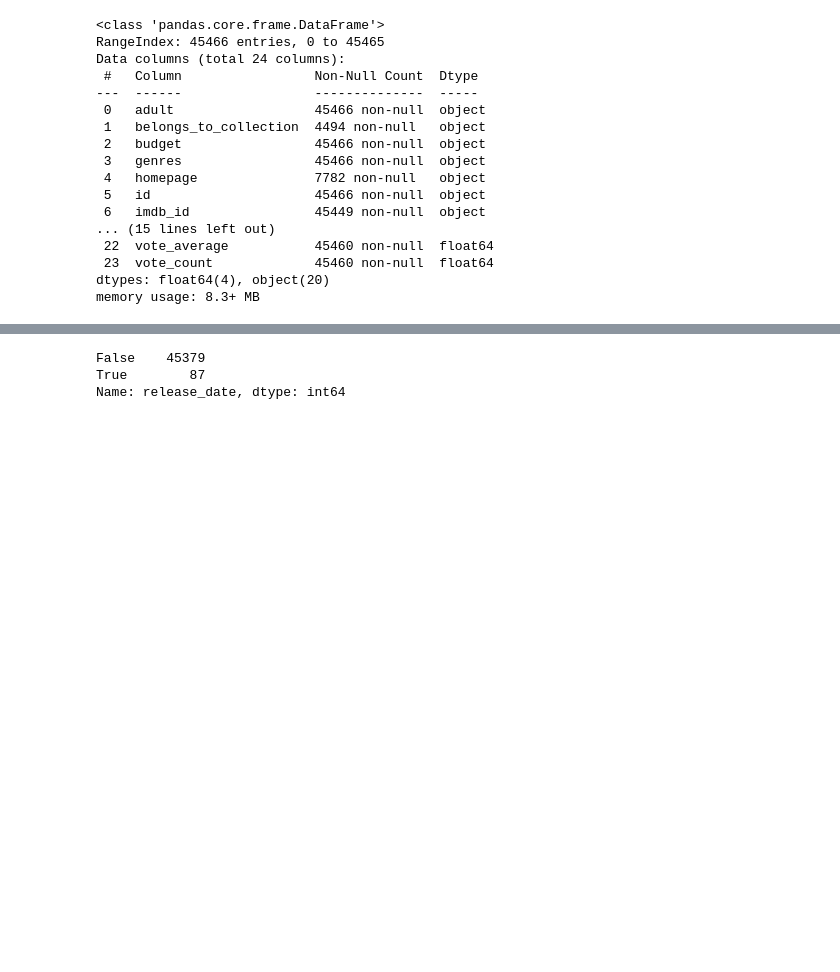
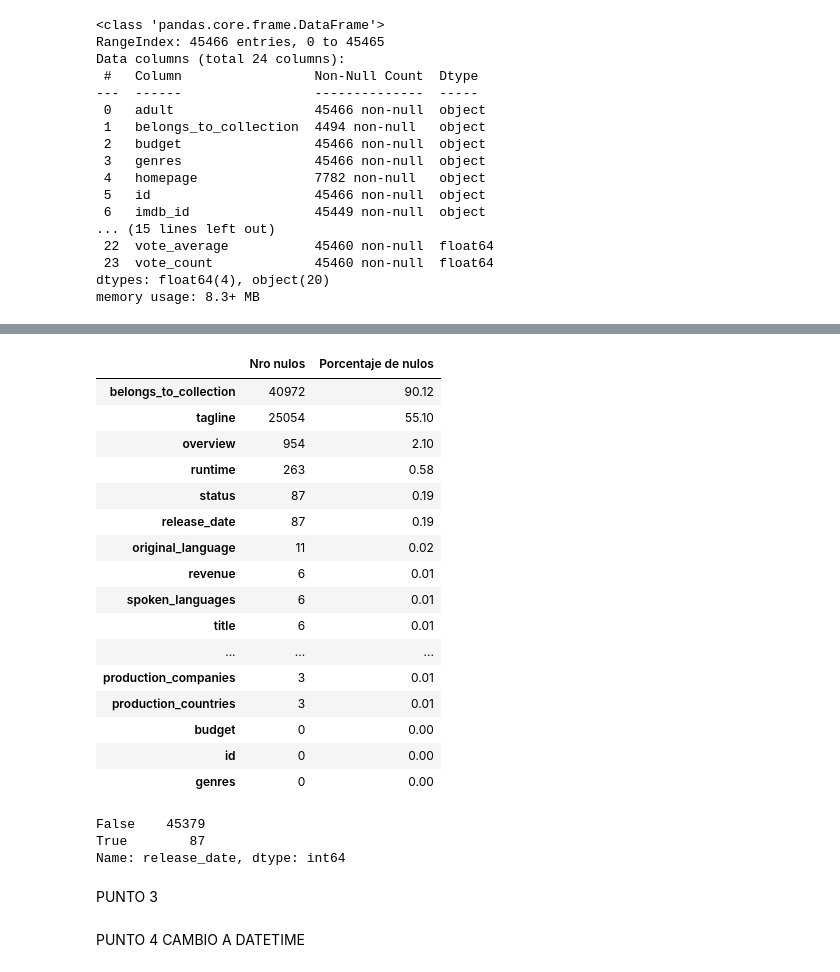
Before and after one commit to Constanzafl/Proyecto_Indiv_1_MLO_Henry, a Jupyter notebook: ETL/ETL_arrancando.ipynb, the cells around one changed output, grey strips where cells are left out. Cells and saved outputs as stored; diff of their text form; code cells hidden in the pictures; blank space fills up the shorter version.

```diff
--- a/ETL/ETL_arrancando.ipynb
+++ b/ETL/ETL_arrancando.ipynb
@@ -68 +81,24 @@ memory usage: 8.3+ MB
+# %%
+##cuento nulos y porcentaje de nulos en el DF sin las columnas que elimino
+nulos_movies = pd.DataFrame(dfmovies2.isnull().sum().sort_values(ascending = False))
+nulos_movies["Porcentaje de nulos"] = round(nulos_movies/dfmovies2.shape[0]*100,2)
+nulos_movies.rename(columns = {0:"Nro nulos"})
+# %% [output]
+|  | Nro nulos | Porcentaje de nulos |
+| belongs_to_collection | 40972 | 90.12 |
+| tagline | 25054 | 55.10 |
+| overview | 954 | 2.10 |
+| runtime | 263 | 0.58 |
+| status | 87 | 0.19 |
+| release_date | 87 | 0.19 |
+| original_language | 11 | 0.02 |
+| revenue | 6 | 0.01 |
+| spoken_languages | 6 | 0.01 |
+| title | 6 | 0.01 |
+| ... | ... | ... |
+| production_companies | 3 | 0.01 |
+| production_countries | 3 | 0.01 |
+| budget | 0 | 0.00 |
+| id | 0 | 0.00 |
+| genres | 0 | 0.00 |
 # %%
@@ -72,3 +108,5 @@ dfmovies['release_date'].isnull().value_counts()
 False    45379
 True        87
 Name: release_date, dtype: int64
+# %% [markdown]
+PUNTO 3
@@ -74,0 +116,2 @@ Name: release_date, dtype: int64
+# %% [markdown]
+PUNTO 4 CAMBIO A DATETIME
```
Also changed, not shown: parts of 35 cells of this notebook, 2 other files.
